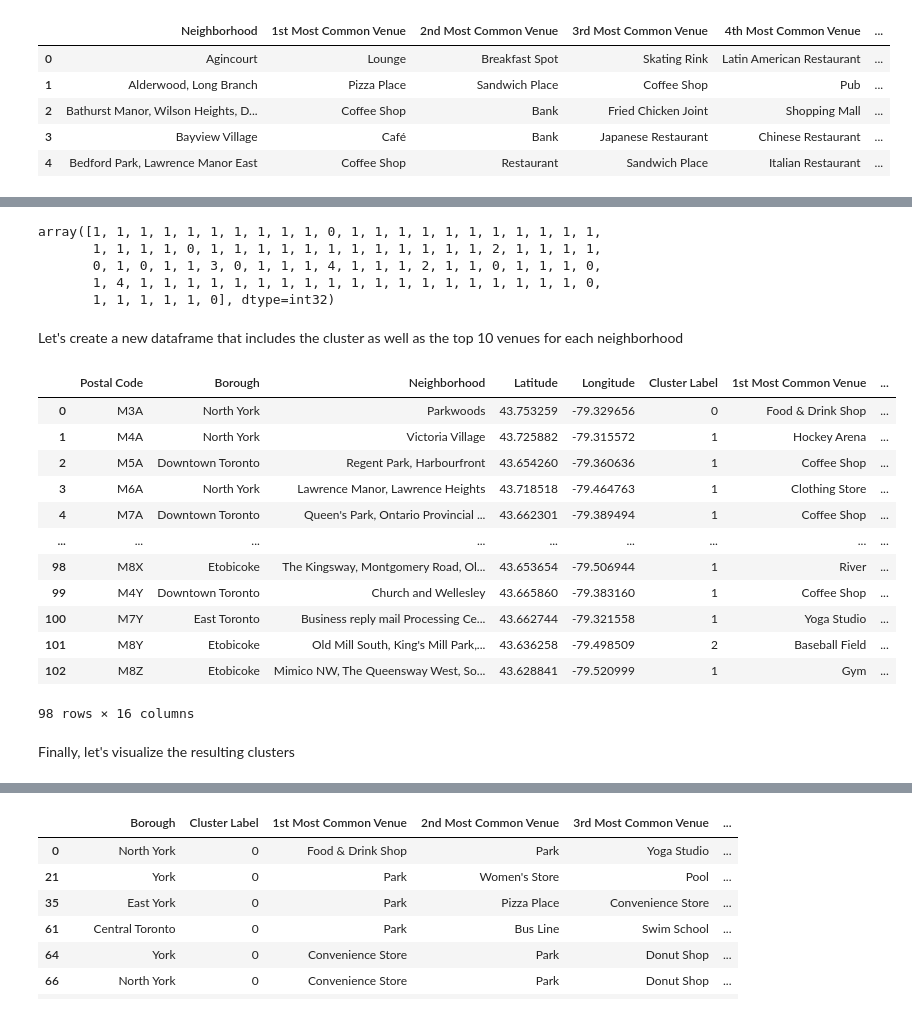
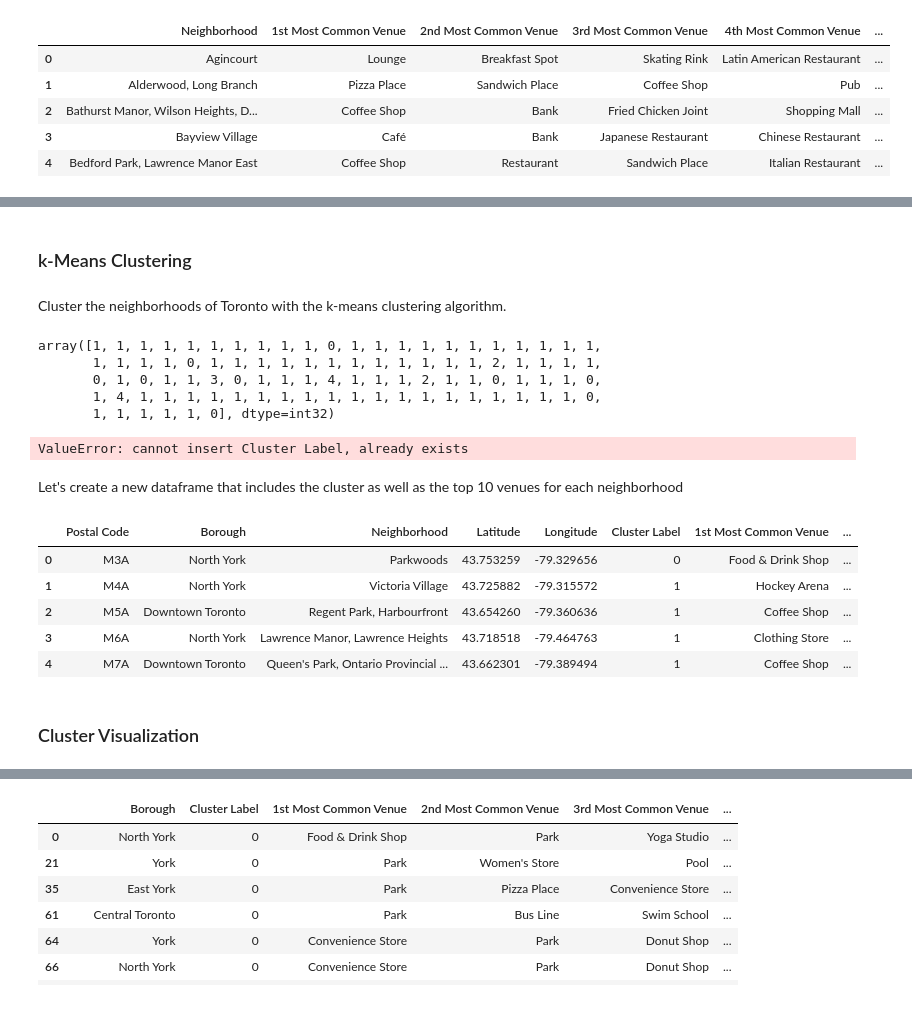
Before and after one commit to cm-jones/Coursera_Capstone, a Jupyter notebook: toronto.ipynb, the cells around one changed output, grey strips where cells are left out. Drawn from its saved outputs; the diff is of its cells as text; code cells hidden in the pictures.

Commit message:
Clean up Toronto notebook

```diff
--- a/toronto.ipynb
+++ b/toronto.ipynb
@@ -250,7 +248,7 @@ Alderwood, Long Branch
 # %% [markdown]
 First, let's write a function to sort the venues in descending order.
 # %%
-def return_most_common_venues(row, num_top_venues):
+def get_common_venues(row, num_top_venues):
     categories = row.iloc[1:]
     categories_sorted = categories.sort_values(ascending=False)
     return categories_sorted.index.values[0:num_top_venues]
@@ -274,7 +272,7 @@ sorted_ = pd.DataFrame(columns=columns)
 sorted_['Neighborhood'] = grouped['Neighborhood']
 
 for ind in np.arange(grouped.shape[0]):
-    sorted_.iloc[ind, 1:] = return_most_common_venues(grouped.iloc[ind, :], num_top_venues)
+    sorted_.iloc[ind, 1:] = get_common_venues(grouped.iloc[ind, :], num_top_venues)
 
 sorted_.head()
 # %% [output]
@@ -293,3 +287,7 @@ Use the k-means clustering algorithm to cluster the neighborhoods into 5 cluster
+# %% [markdown]
+### k-Means Clustering
+# %% [markdown]
+Cluster the neighborhoods of Toronto with the k-means clustering algorithm.
 # %%
 # Number of clusters
 k = 5
@@ -306,31 +304,28 @@ array([1, 1, 1, 1, 1, 1, 1, 1, 1, 1, 0, 1, 1, 1, 1, 1, 1, 1, 1, 1, 1, 1,
        1, 4, 1, 1, 1, 1, 1, 1, 1, 1, 1, 1, 1, 1, 1, 1, 1, 1, 1, 1, 1, 0,
        1, 1, 1, 1, 1, 0], dtype=int32)
 # %%
-# add clustering labels
+# Add cluster labels to the data frame
 sorted_.insert(loc=0, column='Cluster Label', value=k_means.labels_)
+# %% [output]
+ValueError: cannot insert Cluster Label, already exists
 # %% [markdown]
 Let's create a new dataframe that includes the cluster as well as the top 10 venues for each neighborhood
 # %%
-# merge toronto_grouped with toronto_data to add latitude/longitude for each neighborhood
+# Merged grouped with neighborhoods to add latitude/longitude for each neighborhood
 merged = neighborhoods
 merged = merged.join(sorted_.set_index('Neighborhood'), on='Neighborhood')
 
+# Drop NaN rows and cast float to int in the 'Cluster Label' column
 merged.dropna(axis='index', inplace=True)
 merged['Cluster Label'] = merged['Cluster Label'].astype(int)
-merged.head(100) # check the last columns!
+
+merged.head()
 # %% [output]
 |  | Postal Code | Borough | Neighborhood | Latitude | Longitude | Cluster Label | 1st Most Common Venue | ... |
 | 0 | M3A | North York | Parkwoods | 43.753259 | -79.329656 | 0 | Food & Drink Shop | ... |
 | 1 | M4A | North York | Victoria Village | 43.725882 | -79.315572 | 1 | Hockey Arena | ... |
 | 2 | M5A | Downtown Toronto | Regent Park, Harbourfront | 43.654260 | -79.360636 | 1 | Coffee Shop | ... |
 | 3 | M6A | North York | Lawrence Manor, Lawrence Heights | 43.718518 | -79.464763 | 1 | Clothing Store | ... |
 | 4 | M7A | Downtown Toronto | Queen's Park, Ontario Provincial ... | 43.662301 | -79.389494 | 1 | Coffee Shop | ... |
-| ... | ... | ... | ... | ... | ... | ... | ... | ... |
-| 98 | M8X | Etobicoke | The Kingsway, Montgomery Road, Ol... | 43.653654 | -79.506944 | 1 | River | ... |
-| 99 | M4Y | Downtown Toronto | Church and Wellesley | 43.665860 | -79.383160 | 1 | Coffee Shop | ... |
-| 100 | M7Y | East Toronto | Business reply mail Processing Ce... | 43.662744 | -79.321558 | 1 | Yoga Studio | ... |
-| 101 | M8Y | Etobicoke | Old Mill South, King's Mill Park,... | 43.636258 | -79.498509 | 2 | Baseball Field | ... |
-| 102 | M8Z | Etobicoke | Mimico NW, The Queensway West, So... | 43.628841 | -79.520999 | 1 | Gym | ... |
-98 rows × 16 columns
-# %% [markdown]
-Finally, let's visualize the resulting clusters
+# %% [markdown]
+### Cluster Visualization
```
Also changed, not shown: parts of 20 cells of this notebook.
